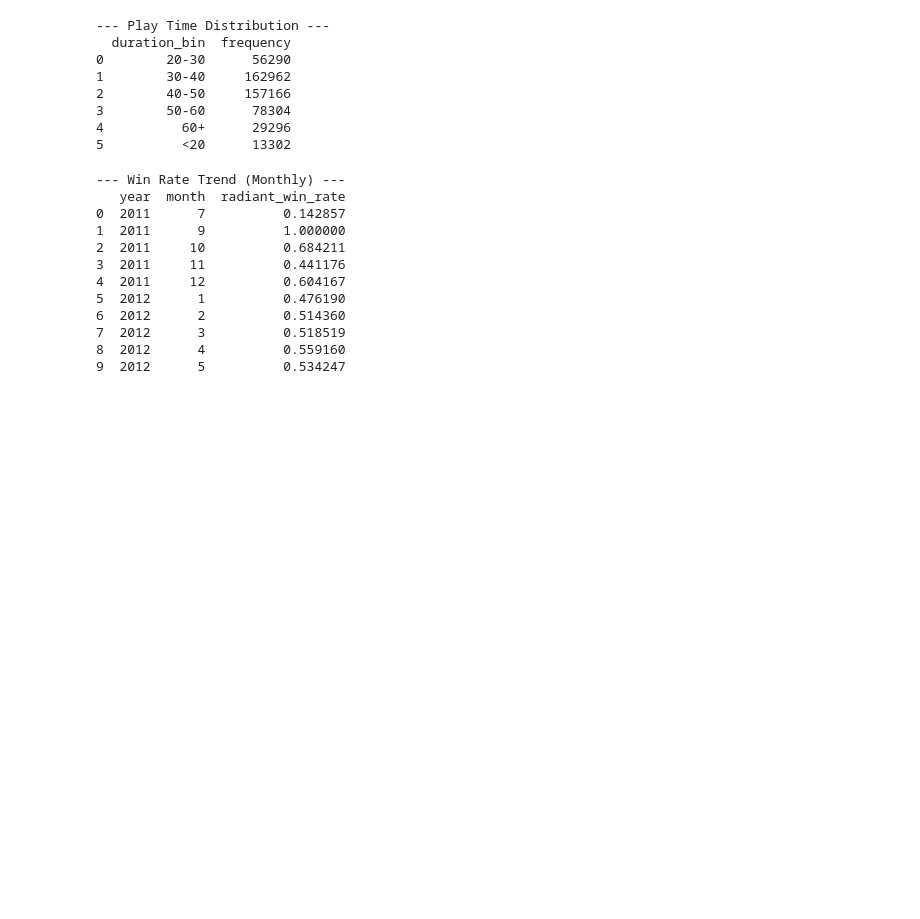
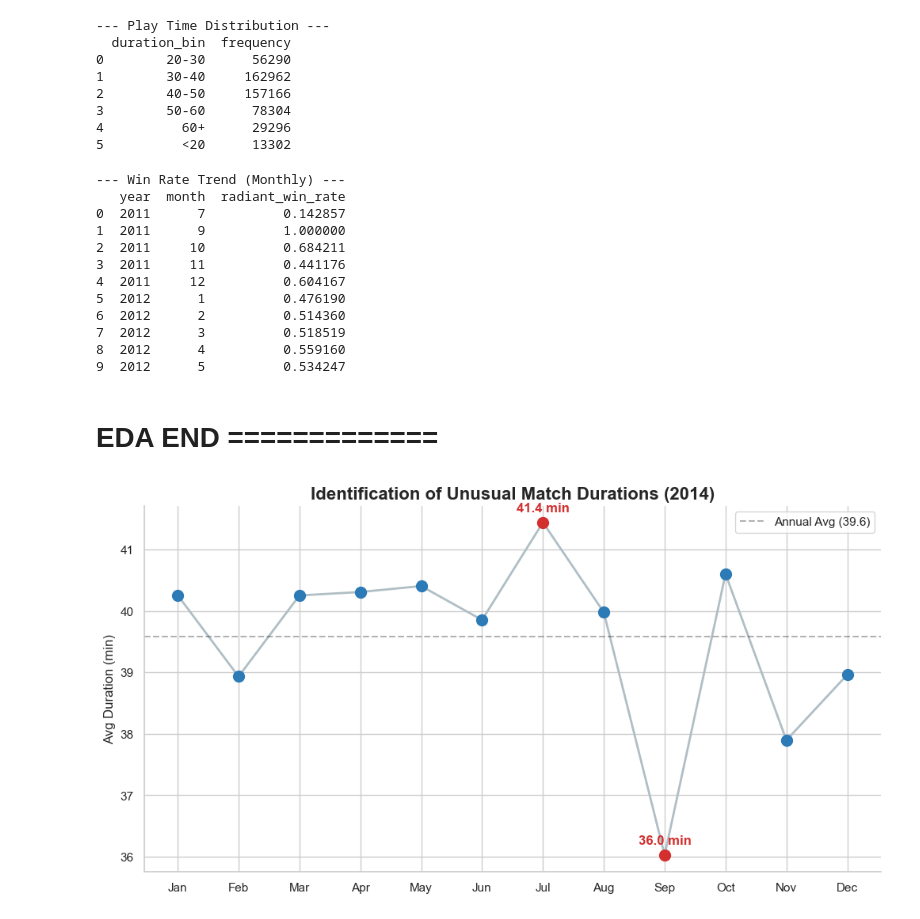
Before and after one commit to Sebinate/Scalable-Preprocessing-Big-Data-, a Jupyter notebook: Group 11_Lastnames_OpenDota_Preprocessing.ipynb, the cells around one changed output. Drawn from its saved outputs; the diff is of its cells as text; code cells hidden in the pictures; blank space fills up the shorter version.

Commit message:
visualizations

```diff
--- a/Group 11_Lastnames_OpenDota_Preprocessing.ipynb
+++ b/Group 11_Lastnames_OpenDota_Preprocessing.ipynb
@@ -480,3 +501,5 @@ print(win_rate_trend.head(10))
 7  2012      3          0.518519
 8  2012      4          0.559160
 9  2012      5          0.534247
+# %% [markdown]
+# EDA END =============
@@ -482,0 +509,56 @@ print(win_rate_trend.head(10))
+# %%
+# aggregate by year and month
+# calculate both count (activity) and mean (trend)
+activity_trend = df_p.groupBy("year", "month") \
+    .agg(
+        F.count("match_id").alias("match_count"),
+        F.avg("duration_min").alias("avg_duration")
+    ) \
+    .orderBy("year", "month") \
+    .toPandas() # small result set, safe for Pandas
+
+print("--- Match Activity & Duration Trends (First 5 Rows) ---")
+print(activity_trend.head())
+# %%
+# ---- Plot 1: Line: average duration trend ---
+import matplotlib.pyplot as plt
+import seaborn as sns
+
+# 1. Clean and Sort
+df_clean = activity_trend.groupby('month')['avg_duration'].mean().reset_index().sort_values('month')
+avg_val = df_clean["avg_duration"].mean()
+std_val = df_clean["avg_duration"].std()
+
+# 2. Setup Plot
+sns.set_theme(style="whitegrid")
+plt.figure(figsize=(12, 6))
+
+# Plot the main line
+plt.plot(df_clean["month"], df_clean["avg_duration"], color='#b0bec5', linewidth=2, zorder=1)
+
+# 3. Highlight Unusual Months (Outliers > 1.5 Standard Deviations)
+for i, row in df_clean.iterrows():
+    # Logic for "unusual": significantly above or below average
+    is_unusual = abs(row['avg_duration'] - avg_val) > (1.2 * std_val)
+
+    color = '#d32f2f' if is_unusual else '#2c7bb6'
+    plt.scatter(row['month'], row['avg_duration'], color=color, s=100, zorder=2)
+
+    # Add text labels for the unusual months
+    if is_unusual:
+        plt.annotate(f"{row['avg_duration']:.1f} min",
+                     (row['month'], row['avg_duration']),
+                     textcoords="offset points", xytext=(0,10), ha='center',
+                     fontweight='bold', color=color)
+
+# 4. Final Formatting
+plt.axhline(avg_val, color='black', linestyle='--', alpha=0.3, label=f'Annual Avg ({avg_val:.1f})')
+plt.title("Identification of Unusual Match Durations (2014)", fontsize=16, fontweight='bold')
+plt.xticks(range(1, 13), ['Jan', 'Feb', 'Mar', 'Apr', 'May', 'Jun', 'Jul', 'Aug', 'Sep', 'Oct', 'Nov', 'Dec'])
+plt.ylabel("Avg Duration (min)")
+
+sns.despine()
+plt.legend()
+plt.show()
+# %% [output]
+[figure, added]
```
Also changed, not shown: parts of 10 cells of this notebook, 1 other file.
